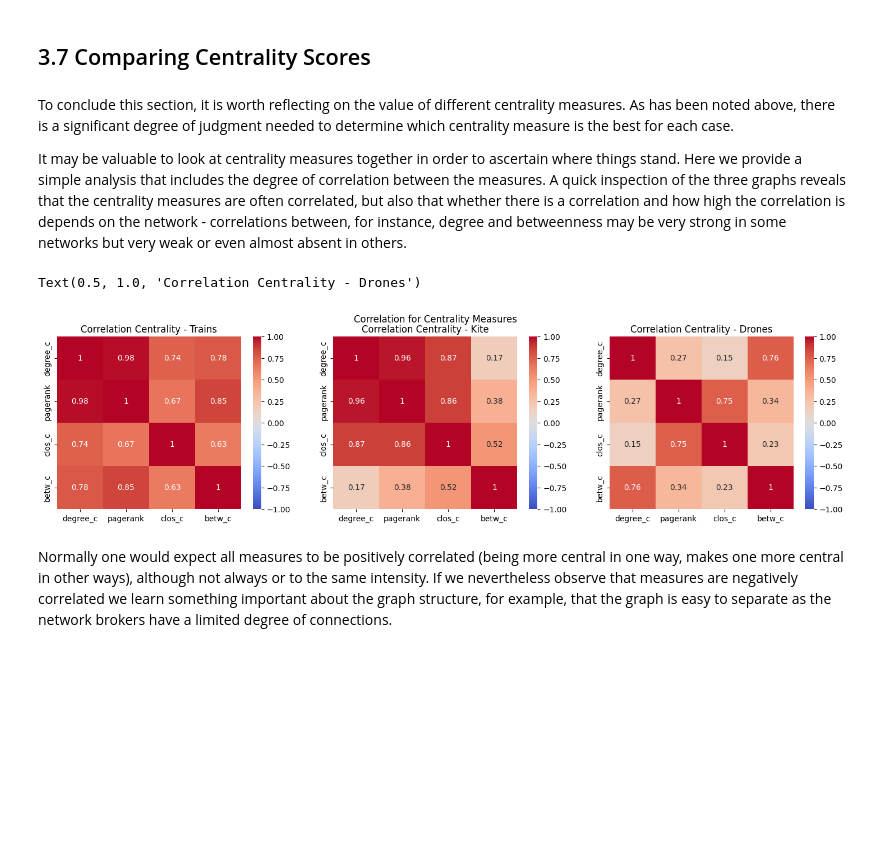
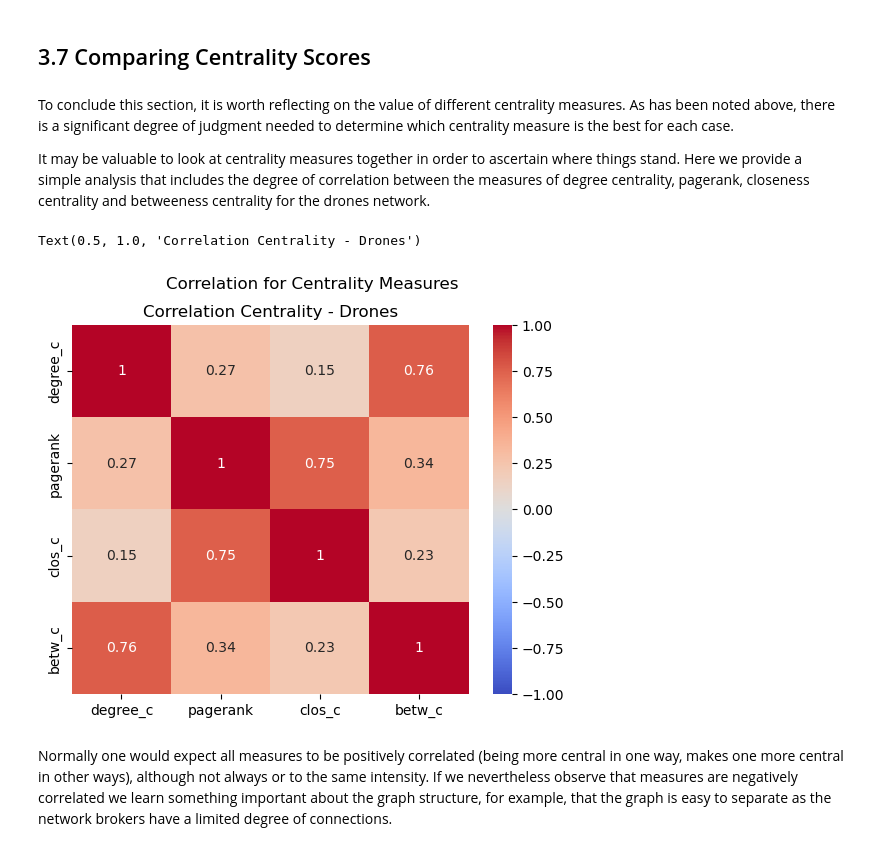
Before and after one commit to MaastrichtUniversityPress/legal-network-textbook, a Jupyter notebook: book/content/Chapter_3_Centrality.ipynb, the cells around one changed output. Cells and saved outputs as stored; diff of their text form; code cells hidden in the pictures; blank space fills up the shorter version.

```diff
--- a/book/content/Chapter_3_Centrality.ipynb
+++ b/book/content/Chapter_3_Centrality.ipynb
@@ -124,17 +83,17 @@ import json
 with open("data/drone_laws/g_dronelaws_2.json") as f:
     data = json.load(f)
 # Create a directed graph from the data
-g_drones2 = nx.DiGraph()
+g_drones = nx.DiGraph()
 # Add nodes
 for node in data['nodes']:
-    g_drones2.add_node(node['id'])
+    g_drones.add_node(node['id'])
 # Add edges
 for link in data['links']:
-    g_drones2.add_edge(link['source'], link['target'])
+    g_drones.add_edge(link['source'], link['target'])
 # Convert to undirected graph for community detection
-g_drones2_undirected = g_drones2.to_undirected()
+g_drones_undirected = g_drones.to_undirected()
 # Detect communities using the greedy modularity method
-communities = community.greedy_modularity_communities(g_drones2_undirected)
+communities = community.greedy_modularity_communities(g_drones_undirected)
 # Create a color map for the communities
 color_map = {}
 for i, comm in enumerate(communities):
@@ -142,10 +101,10 @@ for i, comm in enumerate(communities):
         color_map[node] = i
 # Draw the graph
 plt.figure(figsize=(10, 6))
-pos = nx.spring_layout(g_drones2_undirected)  # positions for all nodes
+pos = nx.spring_layout(g_drones_undirected)  # positions for all nodes
 # Draw nodes with colors based on their community
-node_colors = [color_map[node] for node in g_drones2_undirected.nodes()]
-nx.draw(g_drones2_undirected, pos, with_labels=True, node_color=node_colors,
+node_colors = [color_map[node] for node in g_drones_undirected.nodes()]
+nx.draw(g_drones_undirected, pos, with_labels=True, node_color=node_colors,
         node_size=50, font_size=10, cmap=plt.cm.jet)
 # Show the plot
 plt.title("Drone Laws Communities")
@@ -820,3 +795,7 @@ Below, we can see how it might work in a simplified citation network of the Amer
 <img src="images/ch3/obergefell.png" width="1000" height="750"/>
 
 >Note that here we are using an image instead of the code used to generate it. Currently the package used to generate this image is not being maintained.
+# %%
+g_ob = load_graph_from_json("data/obergefell.json")
+resdf_ob = dataframe_from_results(g_ob, nx.pagerank(g_ob), "pagerank")
+resdf_ob
@@ -1445,65 +1456,30 @@ resdf_drones_trimmed.sort_values("hubs_norm", ascending=False)
 # %% [markdown]
 To conclude this section, it is worth reflecting on the value of different centrality measures. As has been noted above, there is a significant degree of judgment needed to determine which centrality measure is the best for each case.
 
-It may be valuable to look at centrality measures together in order to ascertain where things stand. Here we provide a simple analysis that includes the degree of correlation between the measures. A quick inspection of the three graphs reveals that the centrality measures are often correlated, but also that whether there is a correlation and how high the correlation is depends on the network - correlations between, for instance, degree and betweenness may be very strong in some networks but very weak or even almost absent in others.
+It may be valuable to look at centrality measures together in order to ascertain where things stand. Here we provide a simple analysis that includes the degree of correlation between the measures of degree centrality, pagerank, closeness centrality and betweeness centrality for the drones network.
 # %%
-# Centrality Measures for Trains
-results_trains = []
-for i in [nx.degree_centrality, nx.pagerank, nx.closeness_centrality, nx.betweenness_centrality]:
-    res = i(g_trains)
-    results_trains.append(res)
-
-comparision_trains = pd.DataFrame({
-    "nodes": results_trains[0].keys(),
-    "degree_c": results_trains[0].values(),
-    "pagerank": results_trains[1].values(),
-    "clos_c": results_trains[2].values(),
-    "betw_c": results_trains[3].values()
-})
-comparision_trains.set_index("nodes", inplace=True)
-
-# Centrality Measures for Kite
-results_kite = []
-for i in [nx.degree_centrality, nx.pagerank, nx.closeness_centrality, nx.betweenness_centrality]:
-    res = i(g_kite)
-    results_kite.append(res)
-
-comparision_kite = pd.DataFrame({
-    "nodes": results_kite[0].keys(),
-    "degree_c": results_kite[0].values(),
-    "pagerank": results_kite[1].values(),
-    "clos_c": results_kite[2].values(),
-    "betw_c": results_kite[3].values()
-})
-comparision_kite.set_index("nodes", inplace=True)
 
 # Centrality Measures for Drones
 results_drones = []
 for i in [nx.degree_centrality, nx.pagerank, nx.closeness_centrality, nx.betweenness_centrality]:
-    res = i(g_drones2)
+    res = i(g_drones)
     results_drones.append(res)
 
 comparision_drones = pd.DataFrame({
     "nodes": results_drones[0].keys(),
     "degree_c": results_drones[0].values(),
     "pagerank": results_drones[1].values(),
     "clos_c": results_drones[2].values(),
     "betw_c": results_drones[3].values()
 })
 comparision_drones.set_index("nodes", inplace=True)
 
 # Plotting
-fig, ax = plt.subplots(1, 3, figsize=[18, 4])  # Adjusted to accommodate three subplots
 plt.suptitle("Correlation for Centrality Measures")
 
-sns.heatmap(comparision_trains.corr(), annot=True, vmin=-1, vmax=1, cmap="coolwarm", ax=ax[0])
-ax[0].set_title("Correlation Centrality - Trains")
-sns.heatmap(comparision_kite.corr(), annot=True, vmin=-1, vmax=1, cmap="coolwarm", ax=ax[1])
-ax[1].set_title("Correlation Centrality - Kite")
-sns.heatmap(comparision_drones.corr(), annot=True, vmin=-1, vmax=1, cmap="coolwarm", ax=ax[2])
-ax[2].set_title("Correlation Centrality - Drones")
+sns.heatmap(comparision_drones.corr(), annot=True, vmin=-1, vmax=1, cmap="coolwarm").set_title("Correlation Centrality - Drones")
 # %% [output]
 Text(0.5, 1.0, 'Correlation Centrality - Drones')
-[figure, old version]
+[figure, new version]
 # %% [markdown]
 Normally one would expect all measures to be positively correlated (being more central in one way, makes one more central in other ways), although not always or to the same intensity. If we nevertheless observe that measures are negatively correlated we learn something important about the graph structure, for example, that the graph is easy to separate as the network brokers have a limited degree of connections.
```
Also changed, not shown: parts of 47 cells of this notebook, 3 other files.
